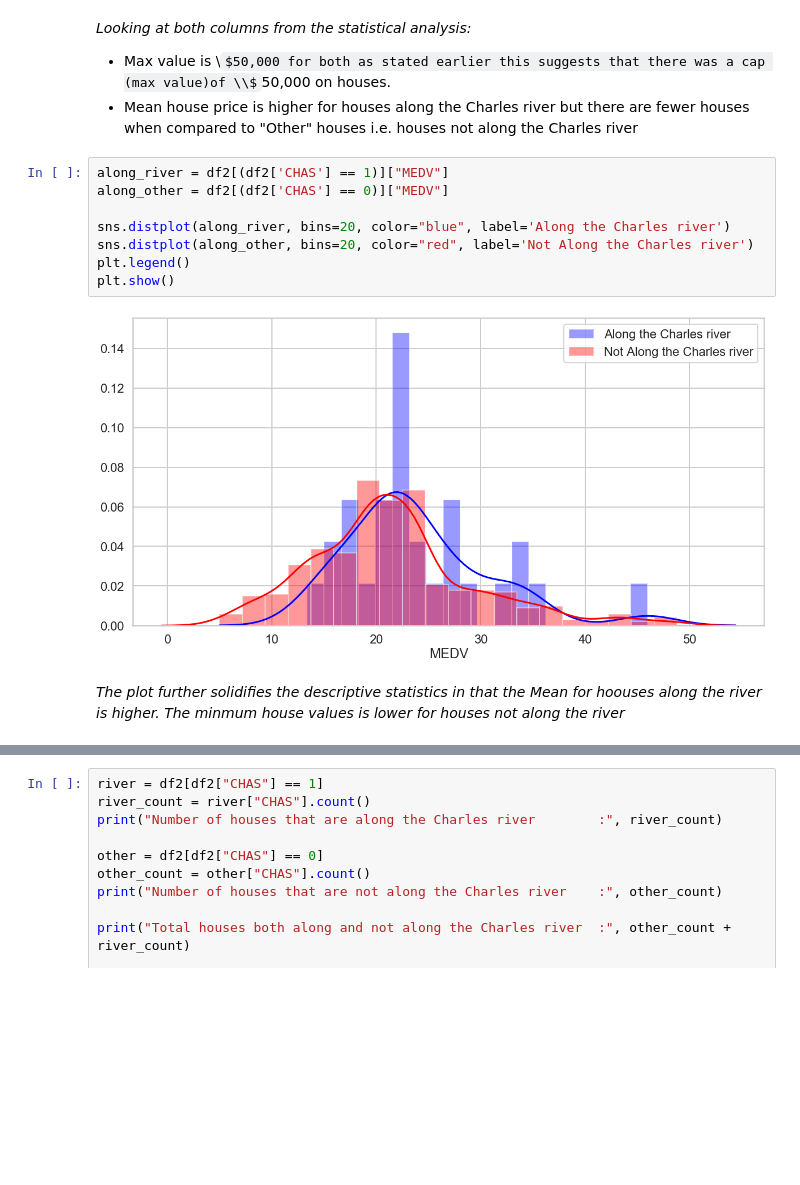
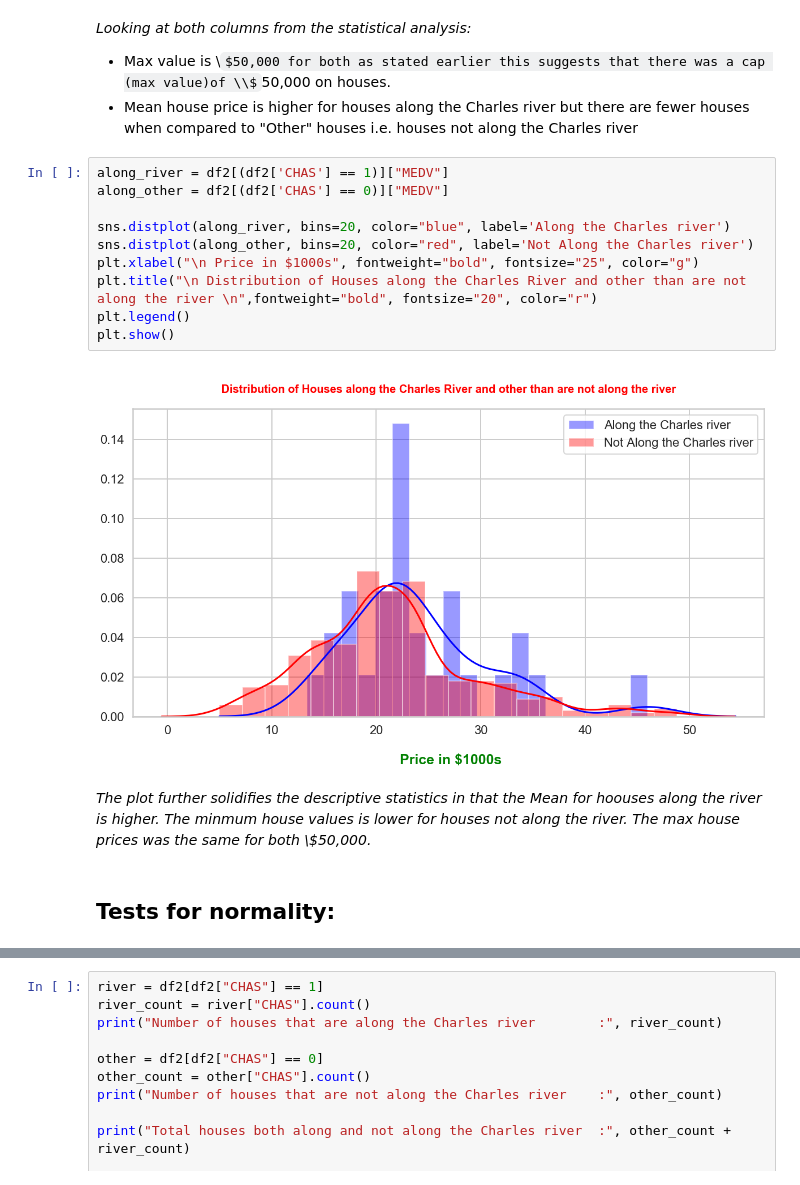
Before and after one commit to Roisin-Fallon/Machine-Learning-and-Statistics-Assessment-2019, a Jupyter notebook: Project.ipynb, the cells around one changed output, grey strips where cells are left out. Cells and saved outputs as stored; diff of their text form; some formulas as TeX source; blank space fills up the shorter version.

```diff
--- a/Project.ipynb
+++ b/Project.ipynb
@@ -565,12 +784,17 @@ chas.round(2)
 # %%
 along_river = df2[(df2['CHAS'] == 1)]["MEDV"]
 along_other = df2[(df2['CHAS'] == 0)]["MEDV"]
 
 sns.distplot(along_river, bins=20, color="blue", label='Along the Charles river')
 sns.distplot(along_other, bins=20, color="red", label='Not Along the Charles river')
+plt.xlabel("\n Price in $1000s", fontweight="bold", fontsize="25", color="g")
+plt.title("\n Distribution of Houses along the Charles River and other than are not along the river \n",fontweight="bold", fontsize="20", color="r")
 plt.legend()
 plt.show()
 # %% [output]
-[figure, old version]
+[figure, new version]
 # %% [markdown]
-<i>The plot further solidifies the descriptive statistics in that the Mean for hoouses along the river is higher. The minmum house values is lower for houses not along the river</i>
+<i>The plot further solidifies the descriptive statistics in that the Mean for hoouses along the river is higher. The minmum house values is lower for houses not along the river. The max house prices was the same for both \\$50,000.</i>
+# %% [markdown]
+<a name="norm"></a>
+## Tests for normality:
```
Also changed, not shown: parts of 120 cells of this notebook, 2 other files.
